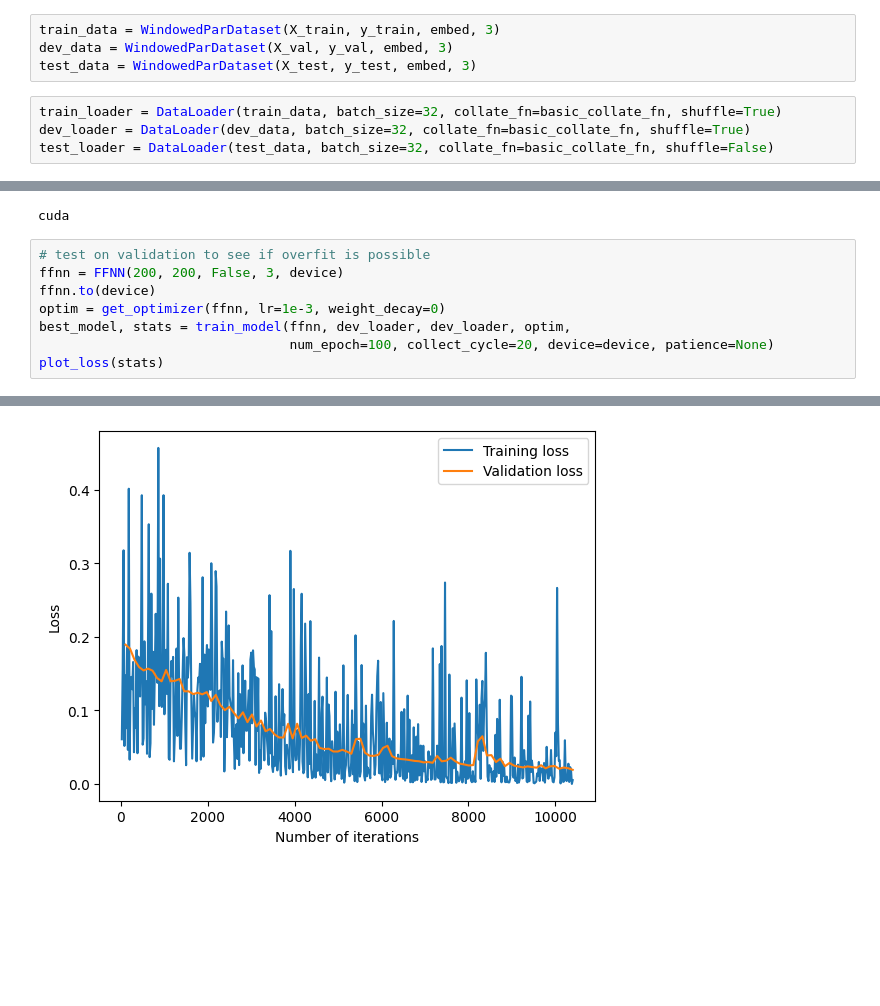
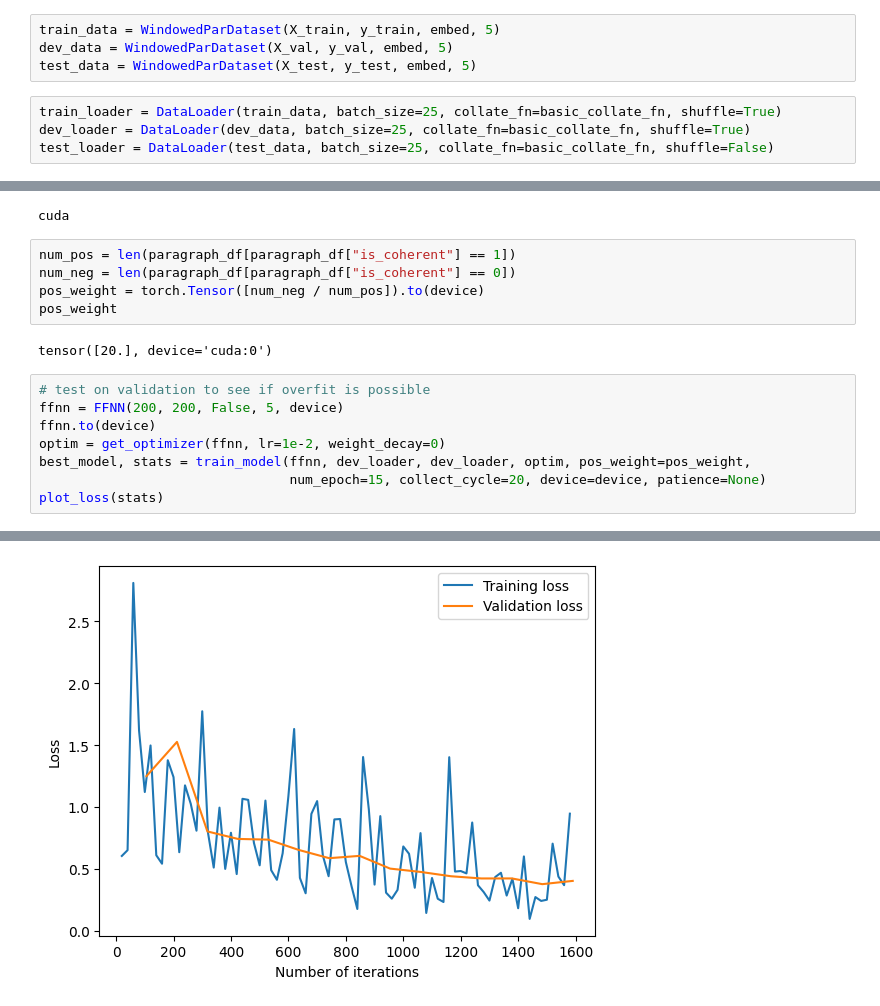
Before and after one commit to RaefM/eecs487, a Jupyter notebook: trainCoherenceModel.ipynb, the cells around one changed output, grey strips where cells are left out. Saved outputs shown, nothing was run; the diff lists cells and outputs as text; blank space fills up the shorter version.

Commit message:
switch to adagrad optim; weighting classes by label

```diff
--- a/trainCoherenceModel.ipynb
+++ b/trainCoherenceModel.ipynb
@@ -47,25 +50,32 @@ Routine air work was performed and then touch-and-go landing practice was planne
 # %%
 embed = KeyedVectors.load('vectors.kv')
 # %%
-train_data = WindowedParDataset(X_train, y_train, embed, 3)
-dev_data = WindowedParDataset(X_val, y_val, embed, 3)
-test_data = WindowedParDataset(X_test, y_test, embed, 3)
+train_data = WindowedParDataset(X_train, y_train, embed, 5)
+dev_data = WindowedParDataset(X_val, y_val, embed, 5)
+test_data = WindowedParDataset(X_test, y_test, embed, 5)
 # %%
-train_loader = DataLoader(train_data, batch_size=32, collate_fn=basic_collate_fn, shuffle=True)
-dev_loader = DataLoader(dev_data, batch_size=32, collate_fn=basic_collate_fn, shuffle=True)
-test_loader = DataLoader(test_data, batch_size=32, collate_fn=basic_collate_fn, shuffle=False)
+train_loader = DataLoader(train_data, batch_size=25, collate_fn=basic_collate_fn, shuffle=True)
+dev_loader = DataLoader(dev_data, batch_size=25, collate_fn=basic_collate_fn, shuffle=True)
+test_loader = DataLoader(test_data, batch_size=25, collate_fn=basic_collate_fn, shuffle=False)
 # %%
 device = 'cuda' if torch.cuda.is_available() else 'cpu'
 print(device)
 # %% [output]
 cuda
+# %%
+num_pos = len(paragraph_df[paragraph_df["is_coherent"] == 1])
+num_neg = len(paragraph_df[paragraph_df["is_coherent"] == 0])
+pos_weight = torch.Tensor([num_neg / num_pos]).to(device)
+pos_weight
+# %% [output]
+tensor([20.], device='cuda:0')
 # %%
 # test on validation to see if overfit is possible
-ffnn = FFNN(200, 200, False, 3, device)
+ffnn = FFNN(200, 200, False, 5, device)
 ffnn.to(device)
-optim = get_optimizer(ffnn, lr=1e-3, weight_decay=0)
-best_model, stats = train_model(ffnn, dev_loader, dev_loader, optim,
-                                num_epoch=100, collect_cycle=20, device=device, patience=None)
+optim = get_optimizer(ffnn, lr=1e-2, weight_decay=0)
+best_model, stats = train_model(ffnn, dev_loader, dev_loader, optim, pos_weight=pos_weight,
+                                num_epoch=15, collect_cycle=20, device=device, patience=None)
 plot_loss(stats)
 # %% [output]
 ------------------------ Start Training ------------------------
@@ -87,5 +97,5 @@ Training lasted 6.70 minutes
 ------------------------ Training Done ------------------------
-[figure, old version]
+[figure, new version]
 # %%
 import itertools
 from tqdm.notebook import tqdm
```
Also changed, not shown: parts of 3 cells of this notebook, 1 other file.
